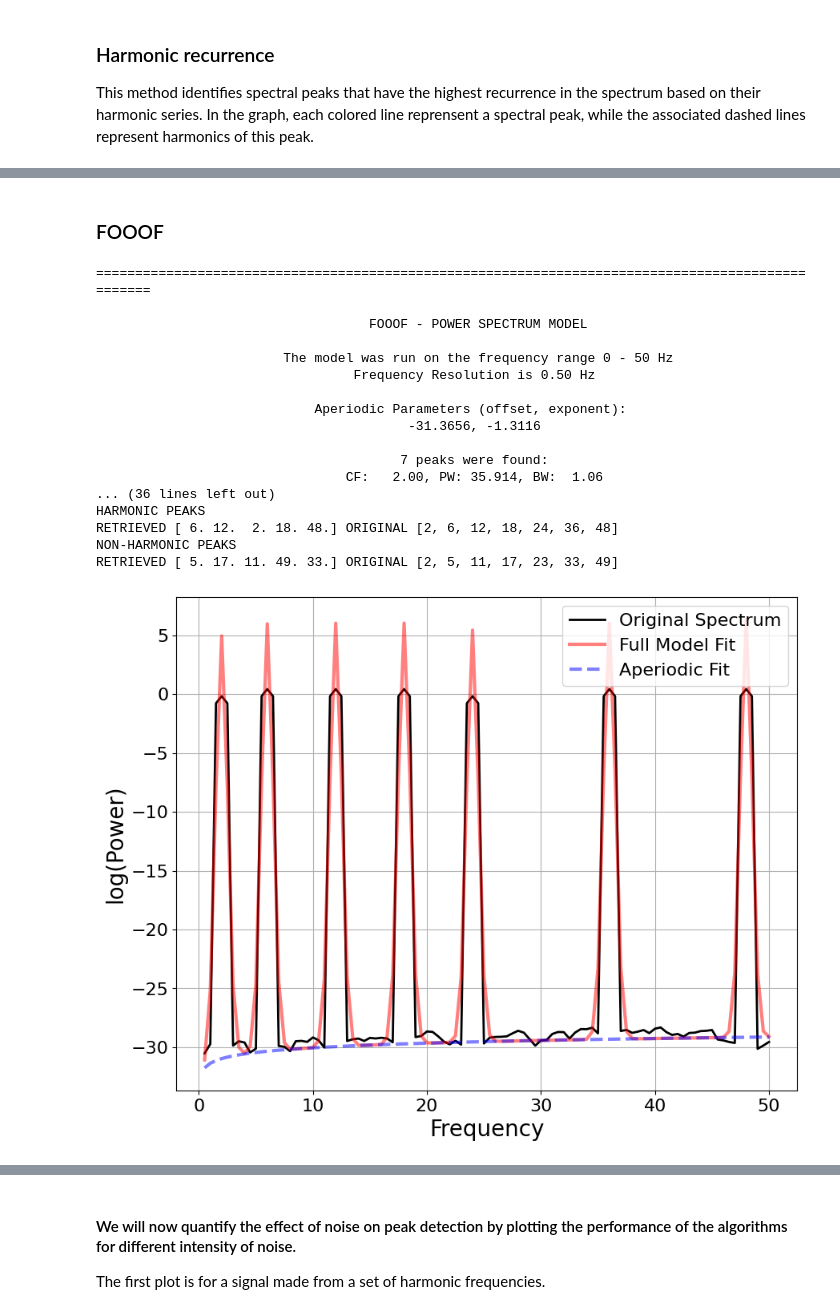
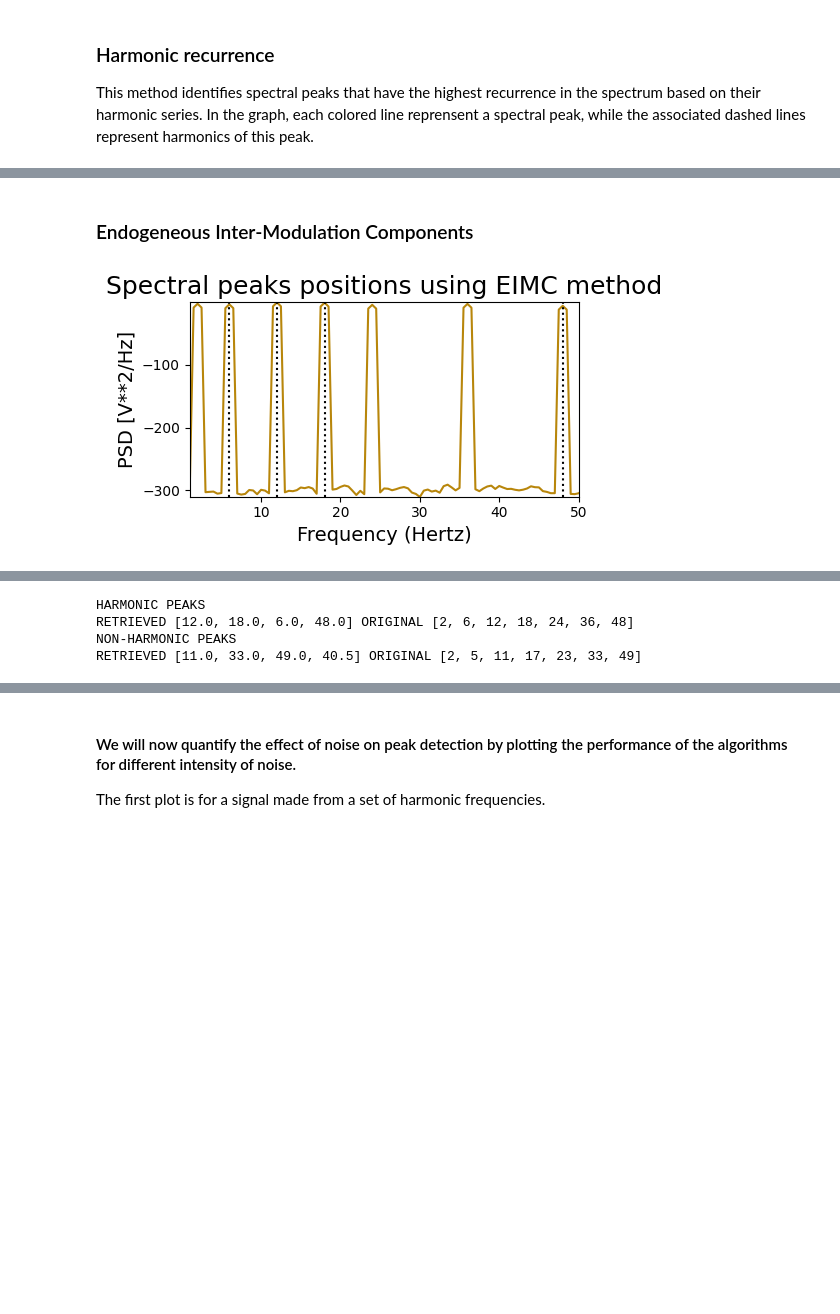
Before and after one commit to sangfrois/biotuner, a Jupyter notebook: docs/examples/peaks_extraction/peaks_extraction.ipynb, the cells around one changed output, grey strips where cells are left out. Drawn from its saved outputs; the diff is of its cells as text; code cells hidden in the pictures; blank space fills up the shorter version.

```diff
--- a/docs/examples/peaks_extraction/peaks_extraction.ipynb
+++ b/docs/examples/peaks_extraction/peaks_extraction.ipynb
@@ -86,37 +227,26 @@ RETRIEVED [ 2.   5.   8.  11.  25.5] ORIGINAL [2, 5, 11, 17, 23, 33, 49]
-# %% [markdown]
-### FOOOF
+# %% [markdown]
+### Endogeneous Inter-Modulation Components
 # %%
 # Initialize biotuner object for harmonic signal
-bt_harm = compute_biotuner(sf=sf, peaks_function = 'FOOOF', precision = 0.5)
+bt_harm = compute_biotuner(sf=sf, peaks_function='EIMC', precision=0.5)
 
 # Extract spectral peaks
-bt_harm.peaks_extraction(signal_harm, min_freq = 1, max_freq = 50, min_harms = 2, harm_limit = 1000, graph=True)
+bt_harm.peaks_extraction(signal_harm, min_freq=1, max_freq=50,  graph=True,
+                         n_peaks=4, prominence=10, rel_height=10)
 
 # Initialize biotuner object for non-harmonic signal
-bt_noharm = compute_biotuner(sf=sf, peaks_function = 'FOOOF', precision = 0.5)
+bt_noharm = compute_biotuner(sf=sf, peaks_function='EIMC', precision=0.5)
 
 # Extract spectral peaks
-bt_noharm.peaks_extraction(signal_noharm, min_freq = 1, max_freq = 50, min_harms = 2, harm_limit = 1000, graph=True)
+bt_noharm.peaks_extraction(signal_noharm, min_freq=1, max_freq=50, graph=True,
+                           n_peaks=4, prominence=10, rel_height=10)
+
+# Round the peaks according to the precision, which is a float
+bt_harm.peaks = [round(x * 2) / 2 for x in bt_harm.peaks]
+bt_noharm.peaks = [round(x * 2) / 2 for x in bt_noharm.peaks]
 
 # Compare results
 print('HARMONIC PEAKS', '\nRETRIEVED', bt_harm.peaks, 'ORIGINAL', freqs_harm)
 print('NON-HARMONIC PEAKS', '\nRETRIEVED', bt_noharm.peaks, 'ORIGINAL', freqs_noharm)
 # %% [output]
-==================================================================================================
-
-                                   FOOOF - POWER SPECTRUM MODEL
-
-                        The model was run on the frequency range 0 - 50 Hz
-                                 Frequency Resolution is 0.50 Hz
-
-                            Aperiodic Parameters (offset, exponent):
-                                        -31.3656, -1.3116
-
-                                       7 peaks were found:
-                                CF:   2.00, PW: 35.914, BW:  1.06
-... (36 lines left out)
-HARMONIC PEAKS
-RETRIEVED [ 6. 12.  2. 18. 48.] ORIGINAL [2, 6, 12, 18, 24, 36, 48]
-NON-HARMONIC PEAKS
-RETRIEVED [ 5. 17. 11. 49. 33.] ORIGINAL [2, 5, 11, 17, 23, 33, 49]
-[figure, old version]
+[figure, new version]
@@ -123,0 +254,4 @@ RETRIEVED [ 5. 17. 11. 49. 33.] ORIGINAL [2, 5, 11, 17, 23, 33, 49]
+HARMONIC PEAKS
+RETRIEVED [12.0, 18.0, 6.0, 48.0] ORIGINAL [2, 6, 12, 18, 24, 36, 48]
+NON-HARMONIC PEAKS
+RETRIEVED [11.0, 33.0, 49.0, 40.5] ORIGINAL [2, 5, 11, 17, 23, 33, 49]
```
Also changed, not shown: parts of 27 cells of this notebook, 20 other files.
